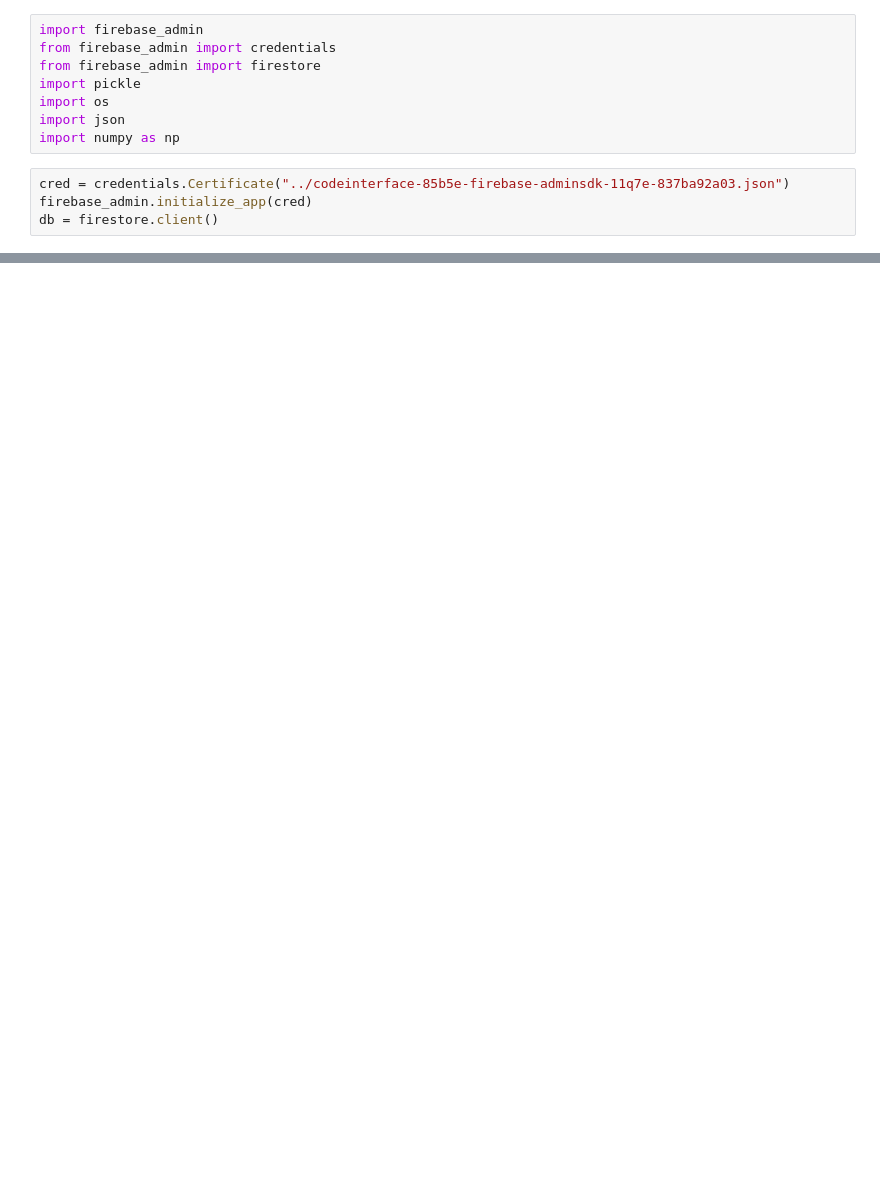
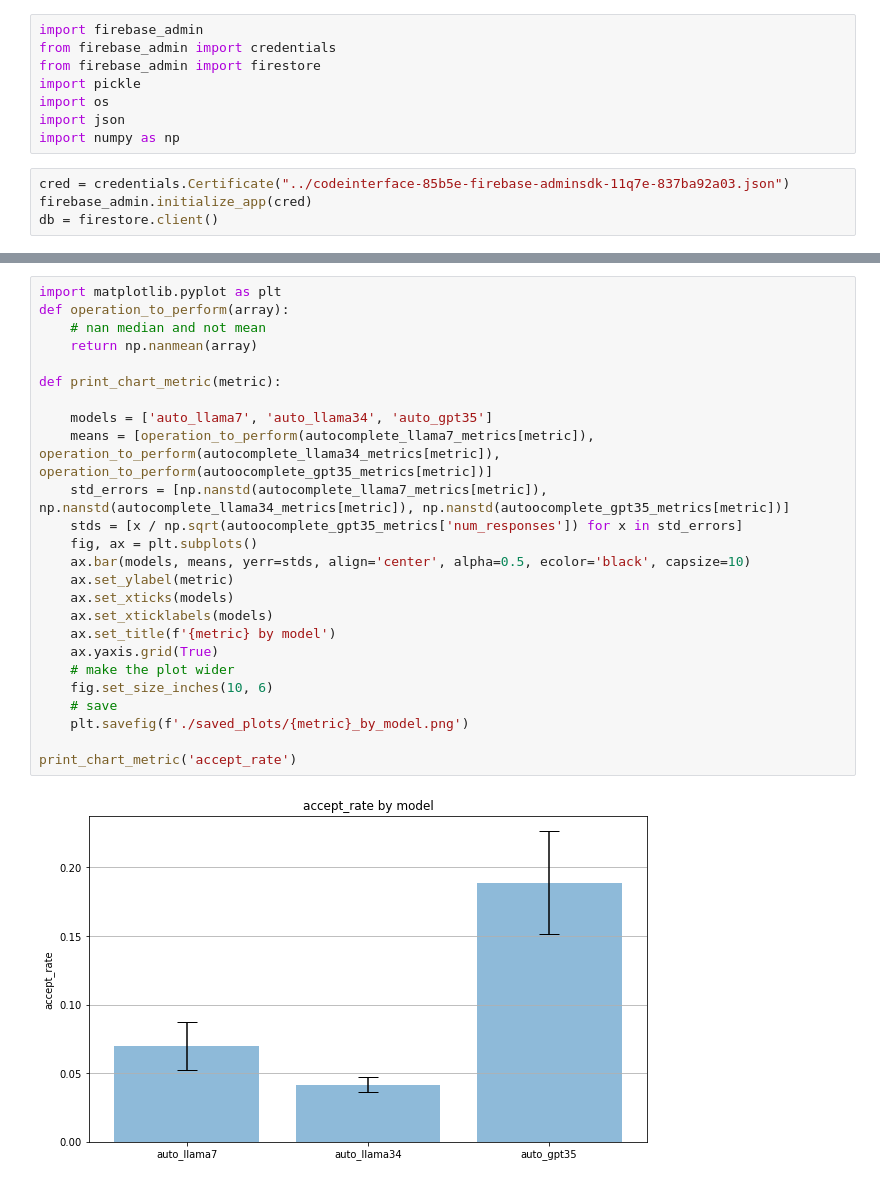
Before and after one commit to clinicalml/realhumaneval, a Jupyter notebook: analysis_study/analyze_results.ipynb, the cells around one changed output, grey strips where cells are left out. Drawn from its saved outputs; the diff is of its cells as text; blank space fills up the shorter version.

```diff
--- a/analysis_study/analyze_results.ipynb
+++ b/analysis_study/analyze_results.ipynb
@@ -397,0 +433,27 @@ nomodel_metrics
+# %%
+import matplotlib.pyplot as plt
+def operation_to_perform(array):
+    # nan median and not mean
+    return np.nanmean(array)
+
+def print_chart_metric(metric):
+
+    models = ['auto_llama7', 'auto_llama34', 'auto_gpt35']
+    means = [operation_to_perform(autocomplete_llama7_metrics[metric]), operation_to_perform(autocomplete_llama34_metrics[metric]), operation_to_perform(autoocomplete_gpt35_metrics[metric])]
+    std_errors = [np.nanstd(autocomplete_llama7_metrics[metric]), np.nanstd(autocomplete_llama34_metrics[metric]), np.nanstd(autoocomplete_gpt35_metrics[metric])]
+    stds = [x / np.sqrt(autoocomplete_gpt35_metrics['num_responses']) for x in std_errors]
+    fig, ax = plt.subplots()
+    ax.bar(models, means, yerr=stds, align='center', alpha=0.5, ecolor='black', capsize=10)
+    ax.set_ylabel(metric)
+    ax.set_xticks(models)
+    ax.set_xticklabels(models)
+    ax.set_title(f'{metric} by model')
+    ax.yaxis.grid(True)
+    # make the plot wider
+    fig.set_size_inches(10, 6)
+    # save
+    plt.savefig(f'./saved_plots/{metric}_by_model.png')
+
+print_chart_metric('accept_rate')
+# %% [output]
+[figure, added]
```
Also changed, not shown: parts of 9 cells of this notebook, 21 other files.
